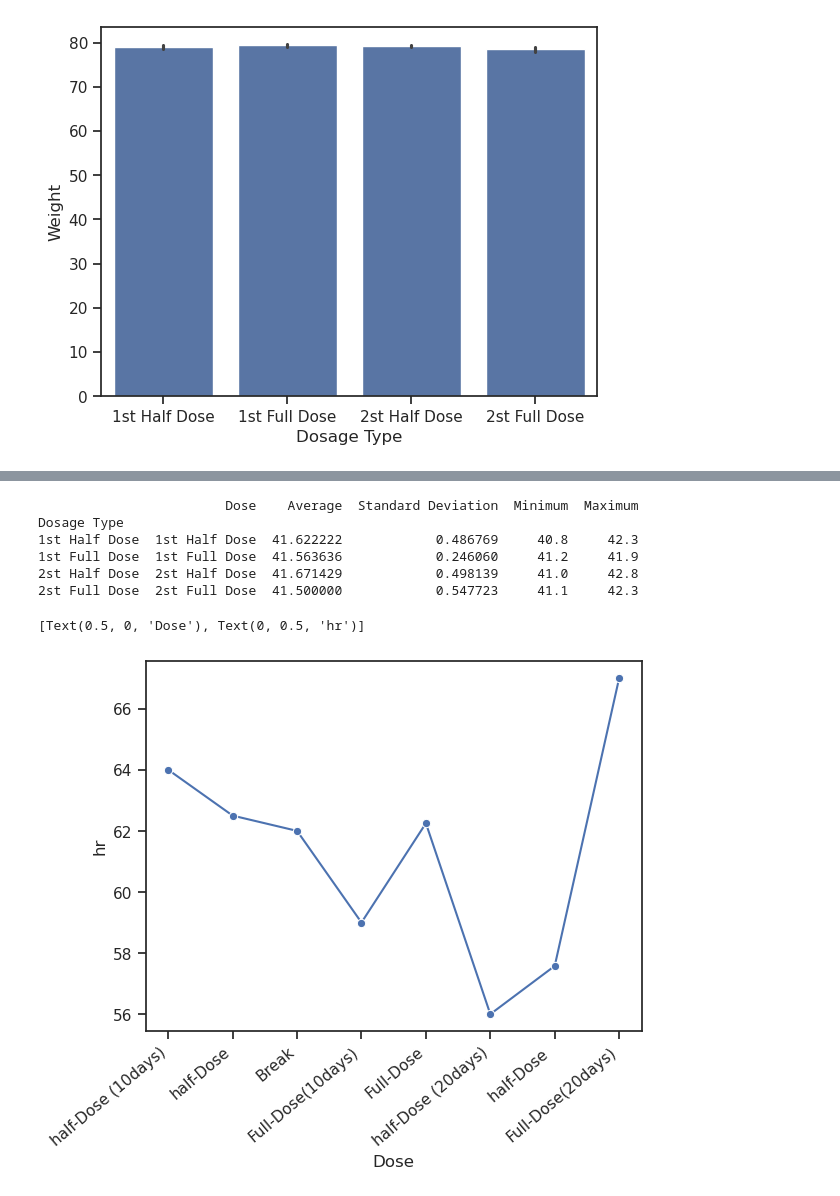
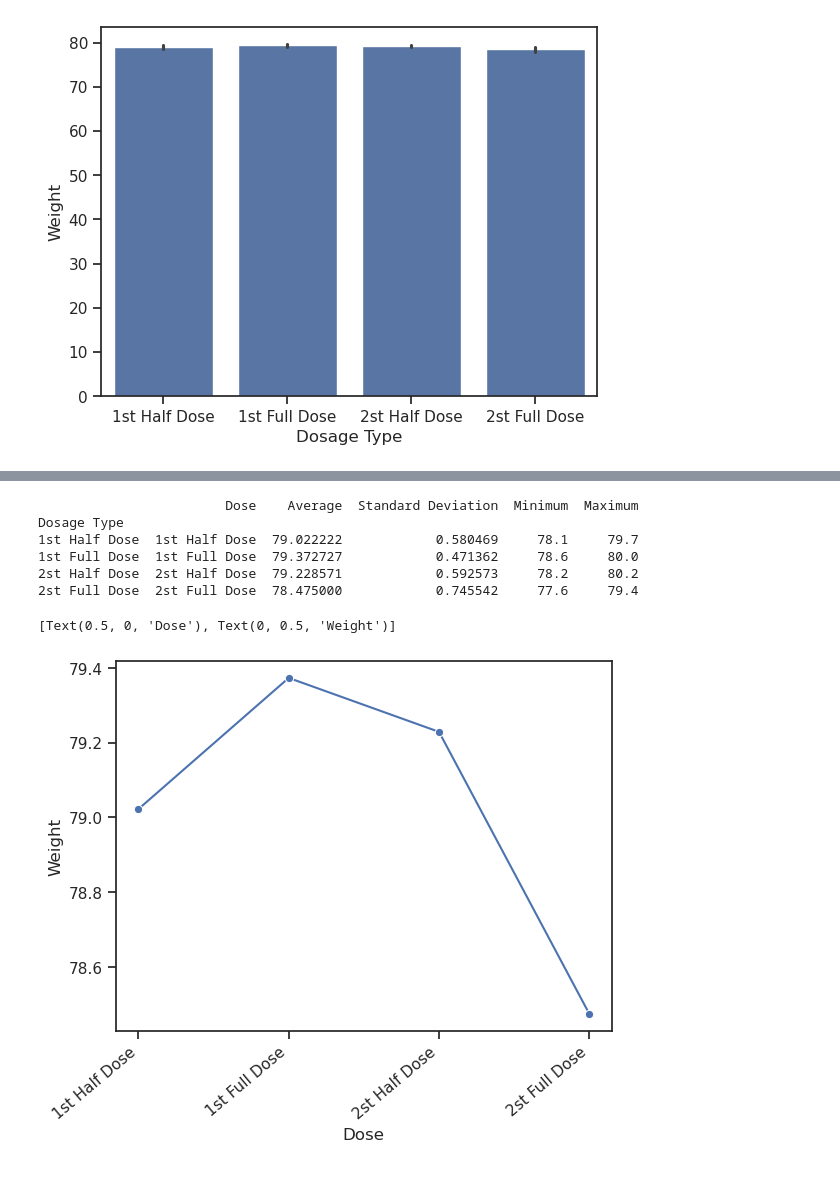
Before and after one commit to ogkourlias/capsaicin, a Jupyter notebook: weight_graphs/weight_graphs.ipynb, the cells around one changed output, grey strips where cells are left out. Cells and saved outputs as stored; diff of their text form; code cells hidden in the pictures.

```diff
--- a/weight_graphs/weight_graphs.ipynb
+++ b/weight_graphs/weight_graphs.ipynb
@@ -181,5 +180,5 @@ Name: Weight, dtype: float64
 # %%
-parameter = 'Muscle'
+parameter = 'Weight'
 dose_types = df2['Dosage Type'].unique()
 max_values = df2.groupby(['Dosage Type'], sort=False)[parameter].max()
 min_values = df2.groupby(['Dosage Type'], sort=False)[parameter].min()
@@ -191,14 +190,14 @@ print(summary)
 # %% [output]
                         Dose    Average  Standard Deviation  Minimum  Maximum
 Dosage Type
-1st Half Dose  1st Half Dose  41.622222            0.486769     40.8     42.3
-1st Full Dose  1st Full Dose  41.563636            0.246060     41.2     41.9
-2st Half Dose  2st Half Dose  41.671429            0.498139     41.0     42.8
-2st Full Dose  2st Full Dose  41.500000            0.547723     41.1     42.3
+1st Half Dose  1st Half Dose  79.022222            0.580469     78.1     79.7
+1st Full Dose  1st Full Dose  79.372727            0.471362     78.6     80.0
+2st Half Dose  2st Half Dose  79.228571            0.592573     78.2     80.2
+2st Full Dose  2st Full Dose  78.475000            0.745542     77.6     79.4
 # %%
-ax = sns.lineplot(data=summary, x="Dose", y="Average", marker="o")
+ax = sns.lineplot(data=summary, x="Dosage Type", y="Average", marker="o")
 ax.set_xticklabels(ax.get_xticklabels(), rotation=40, ha="right")
 ax.set(xlabel='Dose', ylabel=parameter)
 # %% [output]
-[Text(0.5, 0, 'Dose'), Text(0, 0.5, 'hr')]
+[Text(0.5, 0, 'Dose'), Text(0, 0.5, 'Weight')]
-[figure, old version]
+[figure, new version]
```
Also changed, not shown: parts of 14 cells of this notebook.
